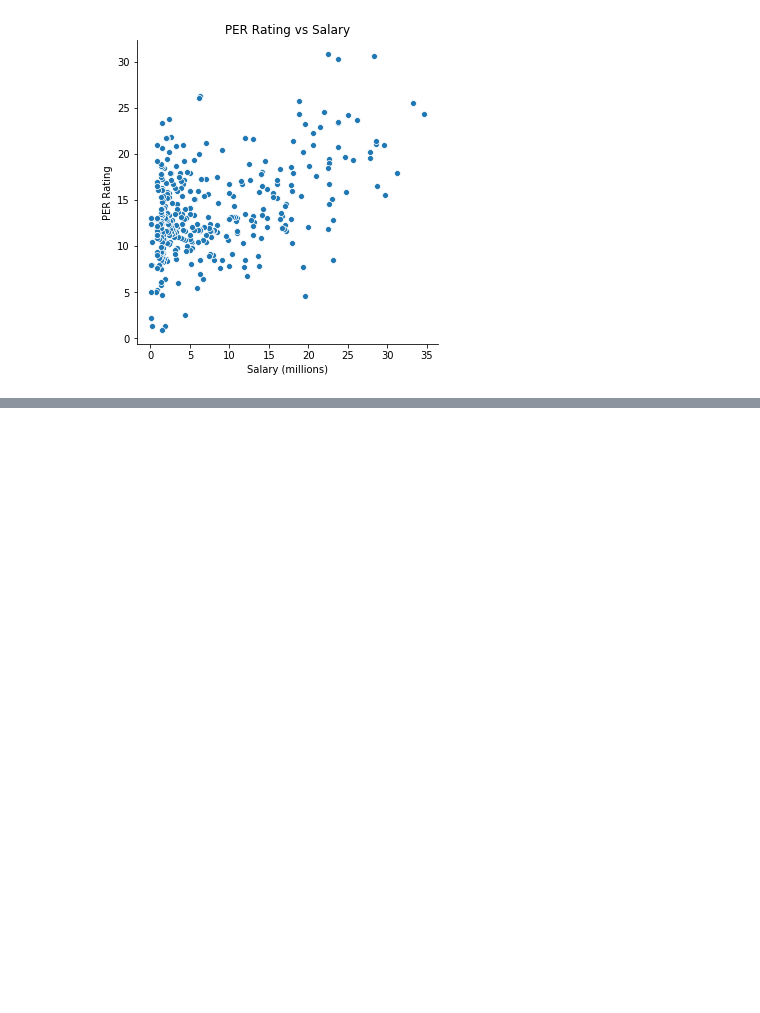
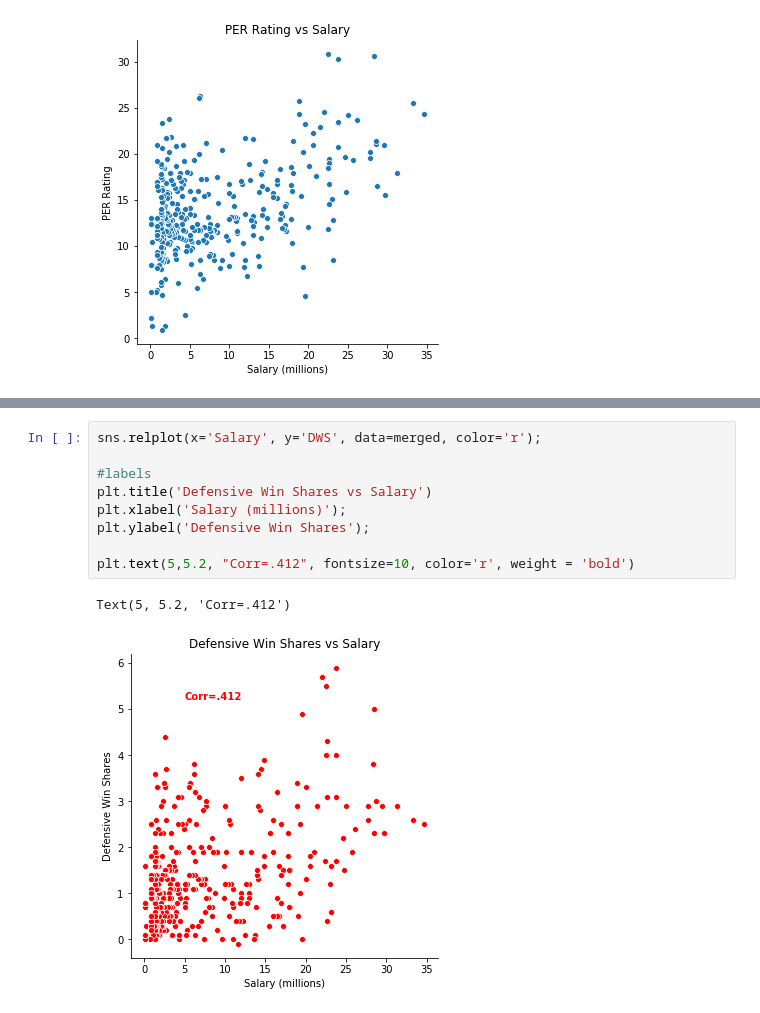
Before and after one commit to LambdaSchool/DS-Unit-1-Sprint-5-Data-Storytelling-Blog-Post, a Jupyter notebook: NBA_salary_analysis.ipynb, the cells around one changed output, grey strips where cells are left out. Saved outputs shown, nothing was run; the diff lists cells and outputs as text; blank space fills up the shorter version.

```diff
--- a/NBA_salary_analysis.ipynb
+++ b/NBA_salary_analysis.ipynb
@@ -149,0 +242,12 @@ merged[(merged['Salary']>15) & (merged['PER'] <10)]
+# %%
+sns.relplot(x='Salary', y='DWS', data=merged, color='r');
+
+#labels
+plt.title('Defensive Win Shares vs Salary')
+plt.xlabel('Salary (millions)');
+plt.ylabel('Defensive Win Shares');
+
+plt.text(5,5.2, "Corr=.412", fontsize=10, color='r', weight = 'bold')
+# %% [output]
+Text(5, 5.2, 'Corr=.412')
+[figure, added]
```
Also changed, not shown: parts of 9 cells of this notebook.
